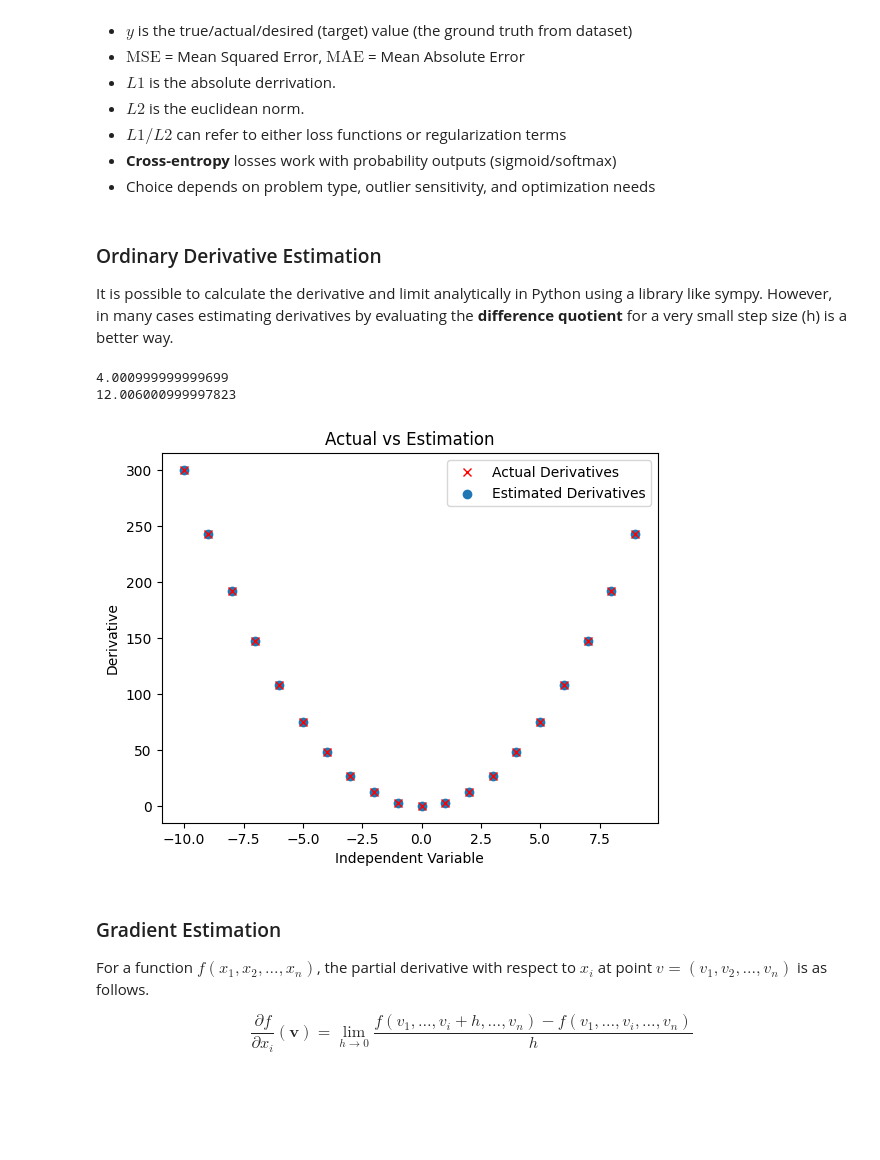
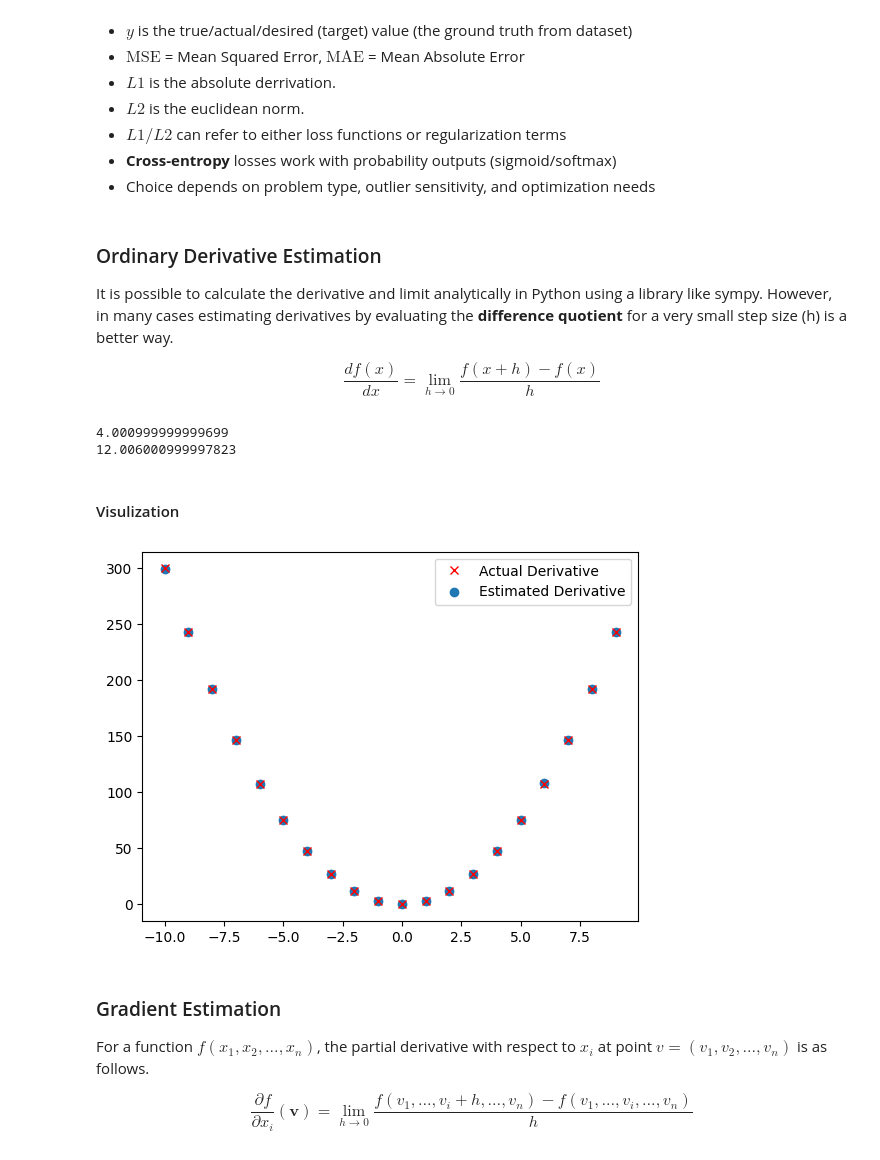
Before and after one commit to AmirhosseinMuhammadi/machine-learning-course, a Jupyter notebook: notebooks/chapter_03_linearity.ipynb, the cells around one changed output. Cells and saved outputs as stored; diff of their text form; code cells hidden in the pictures; blank space fills up the shorter version.

```diff
--- a/notebooks/chapter_03_linearity.ipynb
+++ b/notebooks/chapter_03_linearity.ipynb
@@ -516,6 +516,8 @@ The following table provides a summary of common loss functions and their applic
 ### Ordinary Derivative Estimation
 
 It is possible to calculate the derivative and limit analytically in Python using a library like sympy. However, in many cases estimating derivatives by evaluating the **difference quotient** for a very small step size (h) is a better way.
+
+$$ \frac{df(x)}{dx} = \lim_{h \to 0} \frac{f(x + h) - f(x)}{h} $$
 # %%
 def estimate_derivative(f, x: float, h: float) -> float:
     return (f(x + h) - f(x)) / h
@@ -531,26 +533,25 @@ print(estimate_derivative(cubic, 2, 0.001))
 # %% [output]
 4.000999999999699
 12.006000999997823
+# %% [markdown]
+#### Visulization
 # %%
 import matplotlib.pyplot as plt
 
-x = range(-10, 10)
+x = range(-10 , 10)
 
-actual_derivatives = lambda x: 3 * x ** 2
-actual_derivatives = list(map(actual_derivatives, x))
+actual_derivative = lambda x: 3*x**2
+actual_derivatives = list(map(actual_derivative, x))
 
-estimated_derivatives = lambda x: estimate_derivative(cubic, x, 0.001)
-estimated_derivatives = list(map(estimated_derivatives, x))
+estimated_derivative = lambda x: estimate_derivative(cubic, x, 0.001)
+estimated_derivatives = list(map(estimated_derivative, x))
 
-plt.plot(x, actual_derivatives, "rx", label = "Actual Derivatives")
-plt.scatter(x, estimated_derivatives, label = "Estimated Derivatives")
-plt.xlabel("Independent Variable")
-plt.ylabel("Derivative")
-plt.title("Actual vs Estimation")
+plt.plot(x, actual_derivatives, "rx", label = "Actual Derivative")
+plt.scatter(x, estimated_derivatives, label = "Estimated Derivative")
 plt.legend()
 plt.show()
 # %% [output]
-[figure, old version]
+[figure, new version]
 # %% [markdown]
 ### Gradient Estimation
 
```
Also changed, not shown: parts of 8 cells of this notebook.
